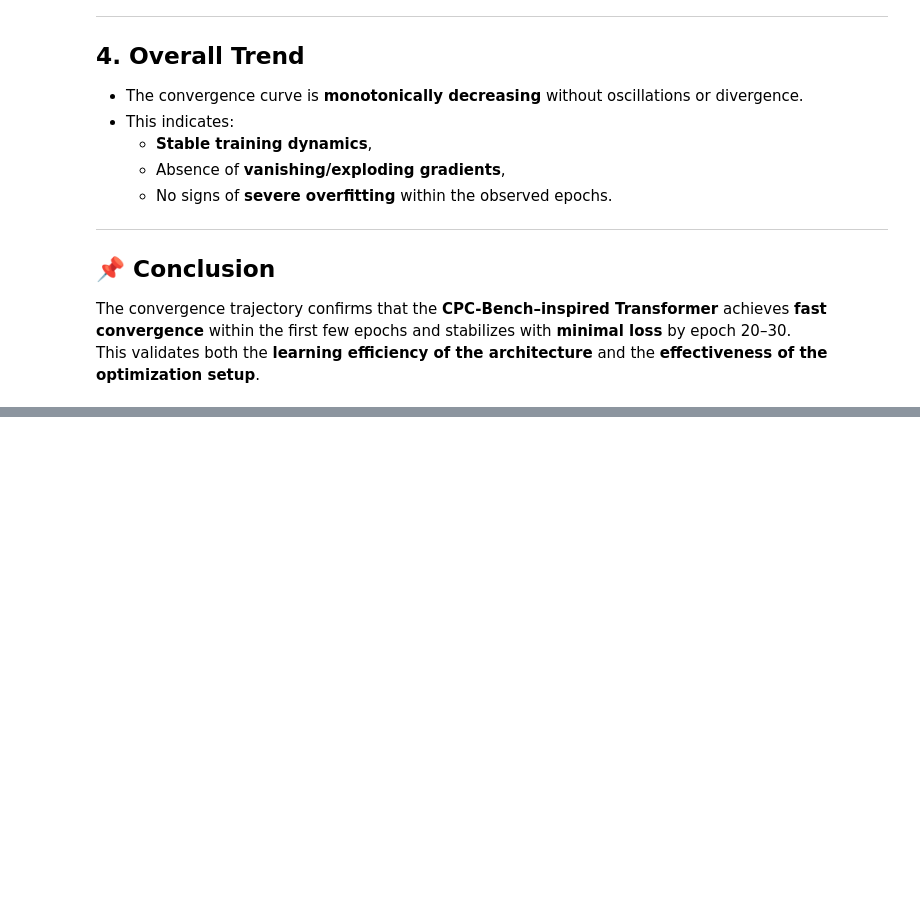
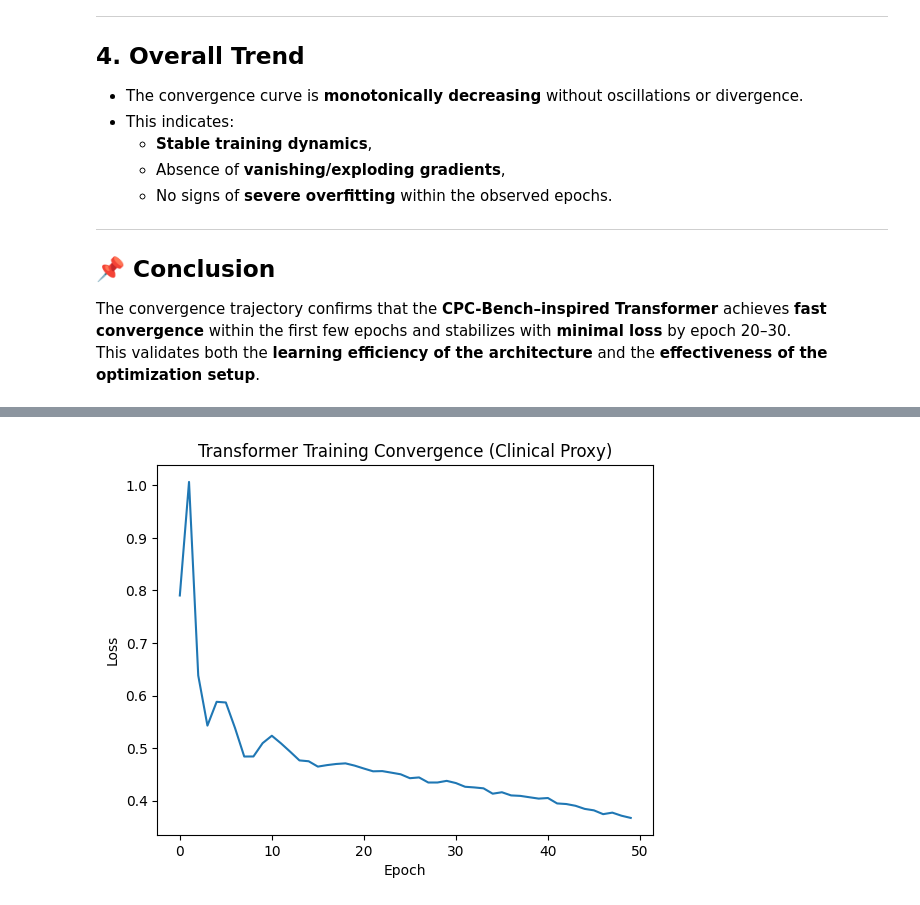
Before and after one commit to MOHAMMEDFAHD/Pytorch-Collections, a Jupyter notebook: transformer-models/CPC_Bench_Inspired_Transformer_A_PyTorch_Replication_of_Advancing_Medical_Artificial_Intelligence_Using_a_Century_of_Cases__(2025).ipynb, the cells around one changed output, grey strips where cells are left out. Drawn from its saved outputs; the diff is of its cells as text; code cells hidden in the pictures; blank space fills up the shorter version.

```diff
--- a/transformer-models/CPC_Bench_Inspired_Transformer_A_PyTorch_Replication_of_Advancing_Medical_Artificial_Intelligence_Using_a_Century_of_Cases__(2025).ipynb
+++ b/transformer-models/CPC_Bench_Inspired_Transformer_A_PyTorch_Replication_of_Advancing_Medical_Artificial_Intelligence_Using_a_Century_of_Cases__(2025).ipynb
@@ -414,3 +414,97 @@ plt.title("Transformer Training Convergence"); plt.show()
 ## 📌 Conclusion
 The convergence trajectory confirms that the **CPC-Bench–inspired Transformer** achieves **fast convergence** within the first few epochs and stabilizes with **minimal loss** by epoch 20–30.
 This validates both the **learning efficiency of the architecture** and the **effectiveness of the optimization setup**.
+# %%
+# ===============================================================
+# Transformer for Clinical Prediction (Proxy for CPC-Bench)
+# Dataset: UCI Diabetes
+# ===============================================================
+
+import torch
+import torch.nn as nn
+import torch.optim as optim
+from sklearn.datasets import load_diabetes
+from sklearn.model_selection import train_test_split
+from sklearn.preprocessing import StandardScaler
+from sklearn.metrics import accuracy_score, roc_auc_score, f1_score
+import matplotlib.pyplot as plt
+import numpy as np
+
+device = "cuda" if torch.cuda.is_available() else "cpu"
+
+# -----------------------------
+# 1. Load Dataset
+# -----------------------------
+from sklearn.datasets import load_diabetes
+data = load_diabetes()
+X, y = data.data, (data.target > data.target.mean()).astype(int)  # binarize
+
+scaler = StandardScaler()
+X = scaler.fit_transform(X)
+
+X_train, X_test, y_train, y_test = train_test_split(X, y, test_size=0.2, random_state=42)
+
+X_train = torch.tensor(X_train, dtype=torch.float32).to(device)
+X_test = torch.tensor(X_test, dtype=torch.float32).to(device)
+y_train = torch.tensor(y_train, dtype=torch.long).to(device)
+y_test = torch.tensor(y_test, dtype=torch.long).to(device)
+
+# -----------------------------
+# 2. Transformer Model
+# -----------------------------
+class ClinicalTransformer(nn.Module):
+    def __init__(self, input_dim, model_dim, num_heads, num_layers, num_classes):
+        super().__init__()
+        self.embedding = nn.Linear(input_dim, model_dim)
+        encoder_layer = nn.TransformerEncoderLayer(d_model=model_dim, nhead=num_heads)
+        self.encoder = nn.TransformerEncoder(encoder_layer, num_layers=num_layers)
+        self.fc = nn.Linear(model_dim, num_classes)
+
+    def forward(self, x):
+        # x: (B, features) -> (B, seq_len, model_dim)
+        x = self.embedding(x).unsqueeze(1)
+        enc_out = self.encoder(x)
+        pooled = enc_out.mean(dim=1)
+        return self.fc(pooled)
+
+model = ClinicalTransformer(input_dim=X.shape[1], model_dim=64, num_heads=4, num_layers=2, num_classes=2).to(device)
+
+# -----------------------------
+# 3. Training
+# -----------------------------
+criterion = nn.CrossEntropyLoss()
+optimizer = optim.Adam(model.parameters(), lr=1e-3)
+
+losses = []
+for epoch in range(50):
+    model.train()
+    optimizer.zero_grad()
+    out = model(X_train)
+    loss = criterion(out, y_train)
+    loss.backward()
+    optimizer.step()
+    losses.append(loss.item())
+    if (epoch+1) % 10 == 0:
+        print(f"Epoch {epoch+1}, Loss={loss.item():.4f}")
+
+# -----------------------------
+# 4. Evaluation
+# -----------------------------
+model.eval()
+with torch.no_grad():
+    preds = model(X_test).argmax(dim=1).cpu().numpy()
+    y_true = y_test.cpu().numpy()
+    acc = accuracy_score(y_true, preds)
+    f1 = f1_score(y_true, preds)
+    auc = roc_auc_score(y_true, preds)
+    print(f"Accuracy={acc:.3f}, F1={f1:.3f}, AUROC={auc:.3f}")
+
+# -----------------------------
+# 5. Visualization
+# -----------------------------
+plt.plot(losses)
+plt.xlabel("Epoch")
+plt.ylabel("Loss")
+plt.title("Transformer Training Convergence (Clinical Proxy)")
+plt.show()
+# %% [output]
@@ -416,0 +517 @@ This validates both the **learning efficiency of the architecture** and the **ef
+[figure, added]
```
Also changed, not shown: parts of 2 cells of this notebook.
